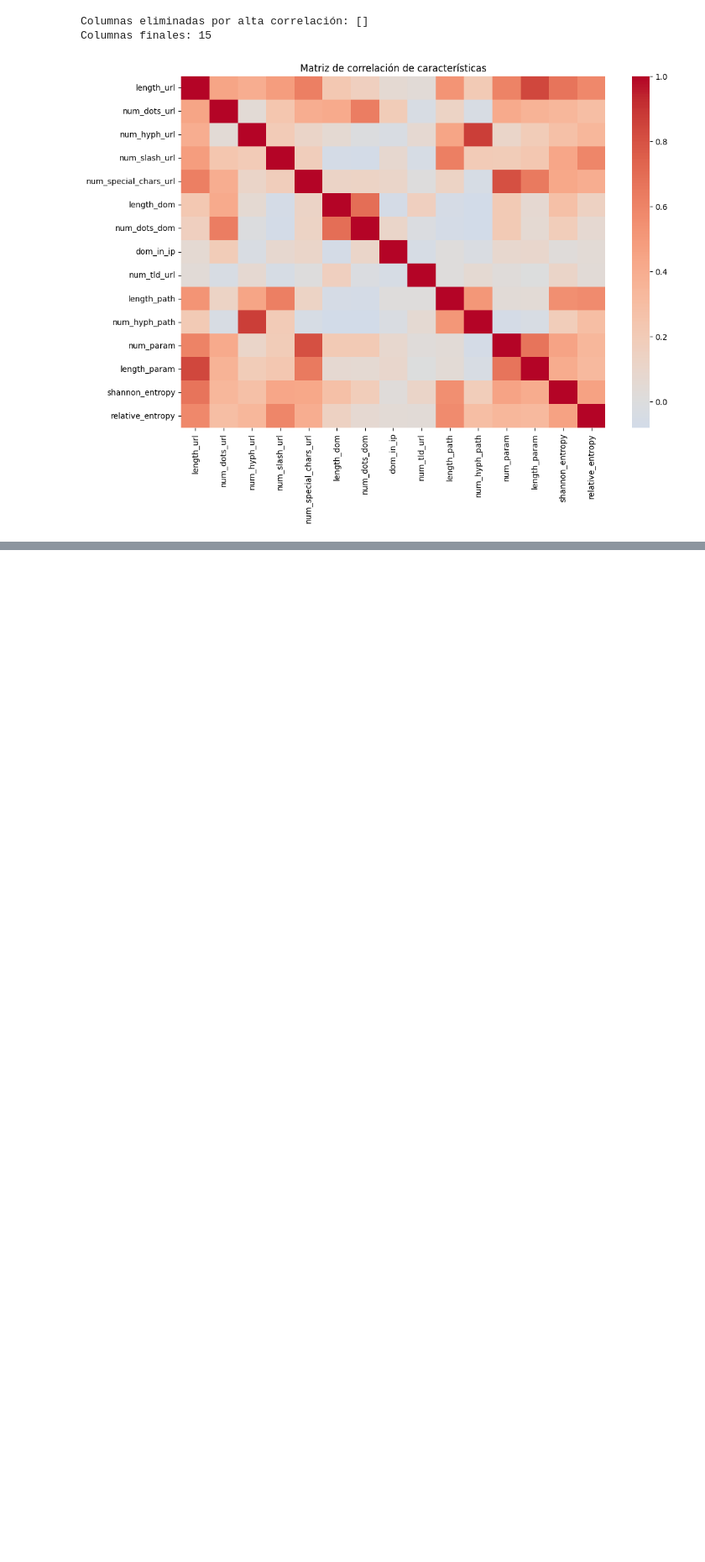
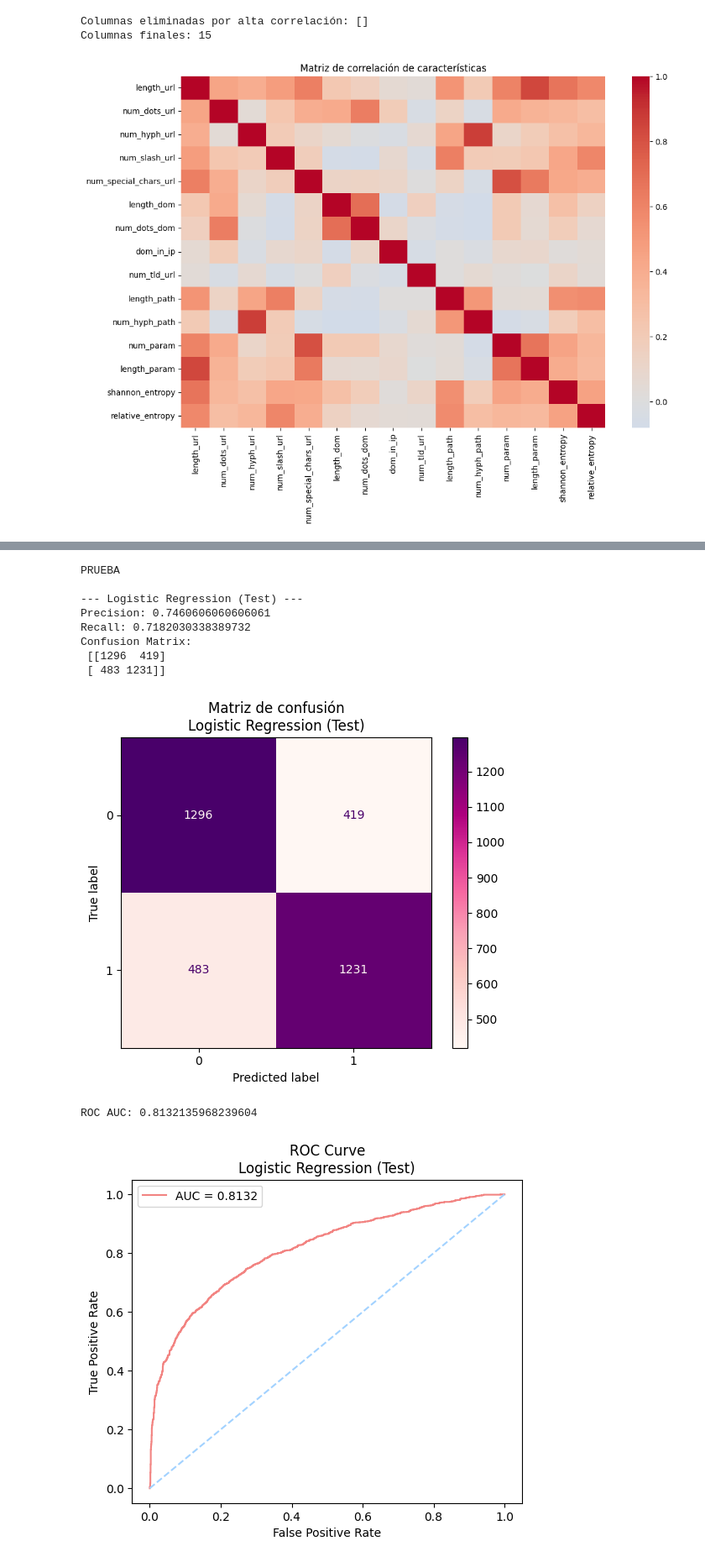
Before and after one commit to eunicean/EjercicioDeteccionPishing, a Jupyter notebook: pishing.ipynb, the cells around one changed output, grey strips where cells are left out. Shown at 84% size. Drawn from its saved outputs; the diff is of its cells as text; code cells hidden in the pictures; blank space fills up the shorter version.

```diff
--- a/pishing.ipynb
+++ b/pishing.ipynb
@@ -366,0 +564,16 @@ plt.show()
+# %%
+print("PRUEBA")
+eval_log_test = evaluar_modelo(log_reg, X_test, y_test, "Logistic Regression (Test)")
+eval_rf_test = evaluar_modelo(rf, X_test, y_test, "Random Forest (Test)")
+# %% [output]
+PRUEBA
+
+--- Logistic Regression (Test) ---
+Precision: 0.7460606060606061
+Recall: 0.7182030338389732
+Confusion Matrix:
+ [[1296  419]
+ [ 483 1231]]
+[figure, added]
+ROC AUC: 0.8132135968239604
+[figure, added]
```
Also changed, not shown: parts of 16 cells of this notebook, 3 other files.
